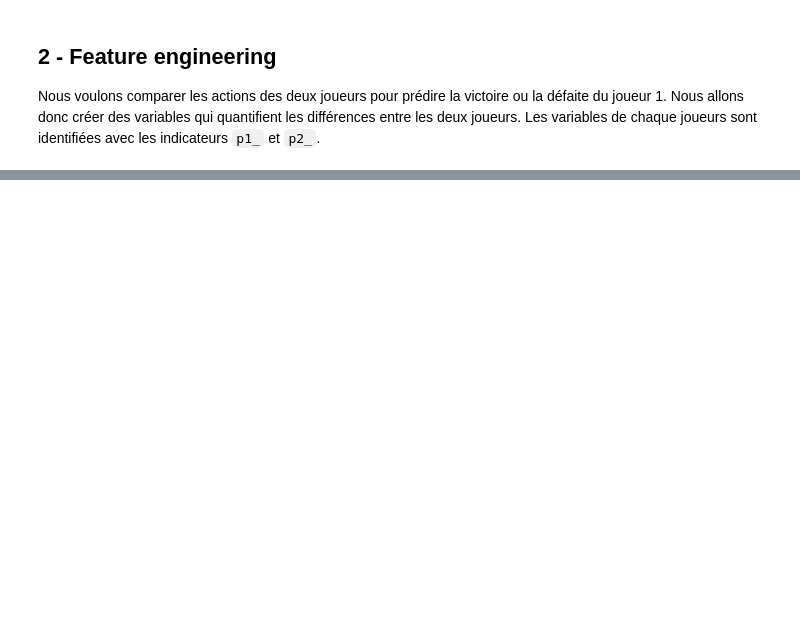
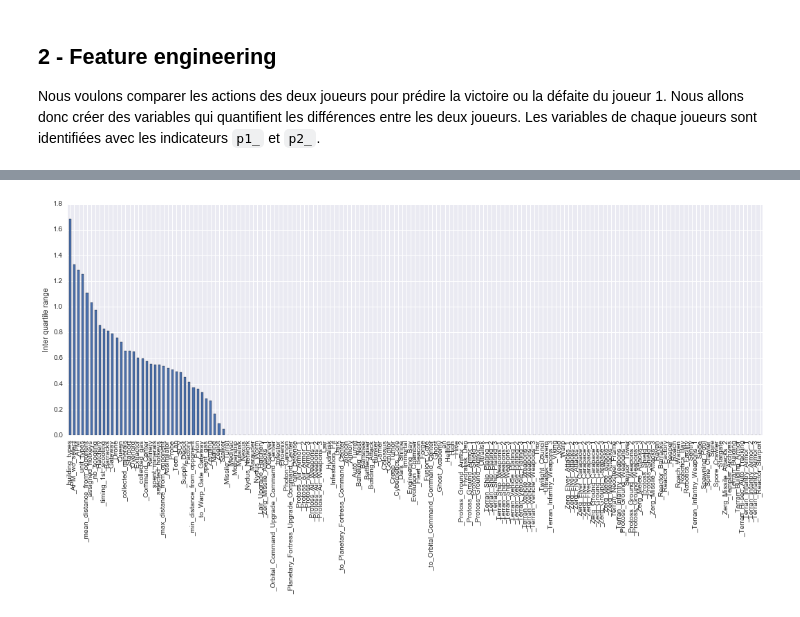
Before and after one commit to mgirardot/DataScienceChallenges, a Jupyter notebook: DataScienceChallenge4/pres_DataScienceChallenge4.ipynb, the cells around one changed output, grey strips where cells are left out. Cells and saved outputs as stored; diff of their text form; code cells hidden in the pictures; blank space fills up the shorter version.

```diff
--- a/DataScienceChallenge4/pres_DataScienceChallenge4.ipynb
+++ b/DataScienceChallenge4/pres_DataScienceChallenge4.ipynb
@@ -101,0 +140,12 @@ select_df.head()
+# %%
+# On utilise la valeur d'inter-quartile pour classer les variables
+inter_quantile_range = scaled_df.quantile(q=.75) - scaled_df.quantile(q=.25)
+inter_quantile_range.sort_values(inplace=True, ascending=False)
+plt.figure(figsize=(18, 6))
+inter_quantile_range.plot.bar()
+locs, labels = plt.xticks()
+plt.setp(labels, rotation=90)
+plt.ylabel("Inter quartile range")
+plt.show()
+# %% [output]
+[figure, added]
```
Also changed, not shown: parts of 24 cells of this notebook.
